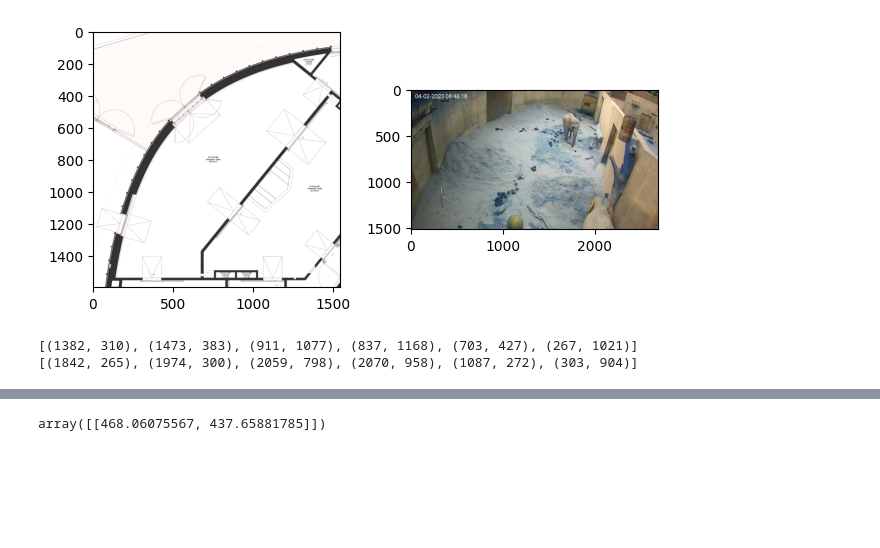
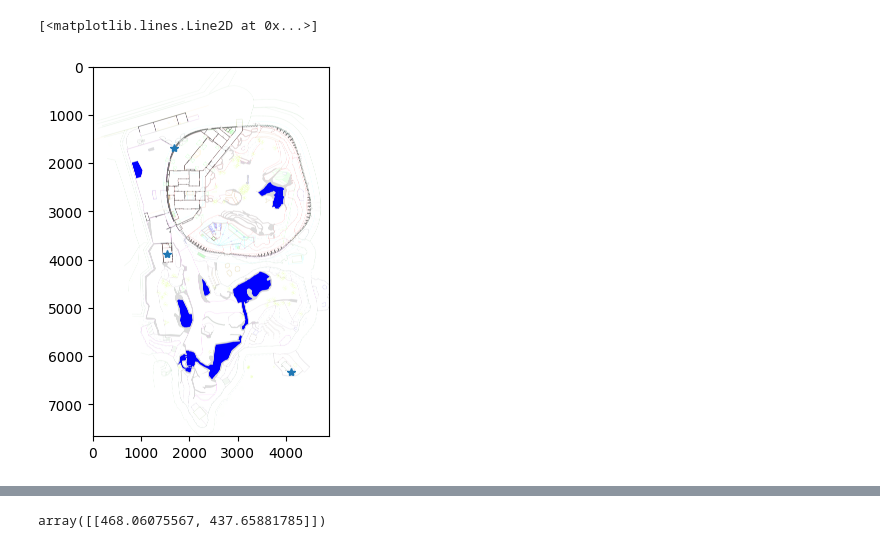
Before and after one commit to plumonito/zoo_vision, a Jupyter notebook: training/floor_plan.ipynb, the cells around one changed output, grey strips where cells are left out. Drawn from its saved outputs; the diff is of its cells as text; code cells hidden in the pictures; blank space fills up the shorter version.

```diff
--- a/training/floor_plan.ipynb
+++ b/training/floor_plan.ipynb
@@ -4,41 +5,15 @@ import cv2
 import matplotlib.pyplot as plt
-# %%
-im_floor = cv2.imread("../data/floor_plan.png")
-im_camera = cv2.imread("../data/sample_frame.png")
-fig,axs = plt.subplots(1,2)
-axs[0].imshow(im_floor)
-axs[1].imshow(im_camera)
-fig.tight_layout()
-# %% [output]
-[figure, removed]
-# %%
-im_floor_draw = im_floor.copy()
-im_camera_draw = im_camera.copy()
-
-class MouseHandler:
-    def __init__(self,img):
-        self.img = img
-        self.positions = []
-    def __call__(self,event,x,y,flags,param):
-        if event == cv2.EVENT_LBUTTONDOWN:
-            self.positions.append((x,y))
-
-floorClicker=MouseHandler(im_floor_draw)
-cameraClicker = MouseHandler(im_camera_draw)
-
-cv2.namedWindow("floor")
-cv2.setMouseCallback("floor",floorClicker)
-cv2.imshow("floor",im_floor_draw)
-
-cv2.namedWindow("camera")
-cv2.setMouseCallback("camera",cameraClicker)
-cv2.imshow("camera",im_camera_draw)
-
-key = cv2.waitKey(0)
-cv2.destroyAllWindows()
-
-print(floorClicker.positions)
-print(cameraClicker.positions)
-# %% [output]
-[(1382, 310), (1473, 383), (911, 1077), (837, 1168), (703, 427), (267, 1021)]
-[(1842, 265), (1974, 300), (2059, 798), (2070, 958), (1087, 272), (303, 904)]
+# %%
+# Map to world constraints
+world_points=np.array([(-73.29,55.69),(-77.21,-6.51),(-4.88,-75.34)])
+map_points=np.array([(1682,1683),(1543,3886),(4106,6327)])
+
+def imread_rgb(name):
+    m = cv2.imread(name)
+    return cv2.cvtColor(m,cv2.COLOR_BGR2RGB)
+im_map = imread_rgb("../data/kkep_floorplan.png")
+plt.imshow(im_map)
+plt.plot(map_points[:,0],map_points[:,1],"*")
+# %% [output]
+[<matplotlib.lines.Line2D at 0x...>]
+[figure, added]
```
Also changed, not shown: parts of 18 cells of this notebook.
